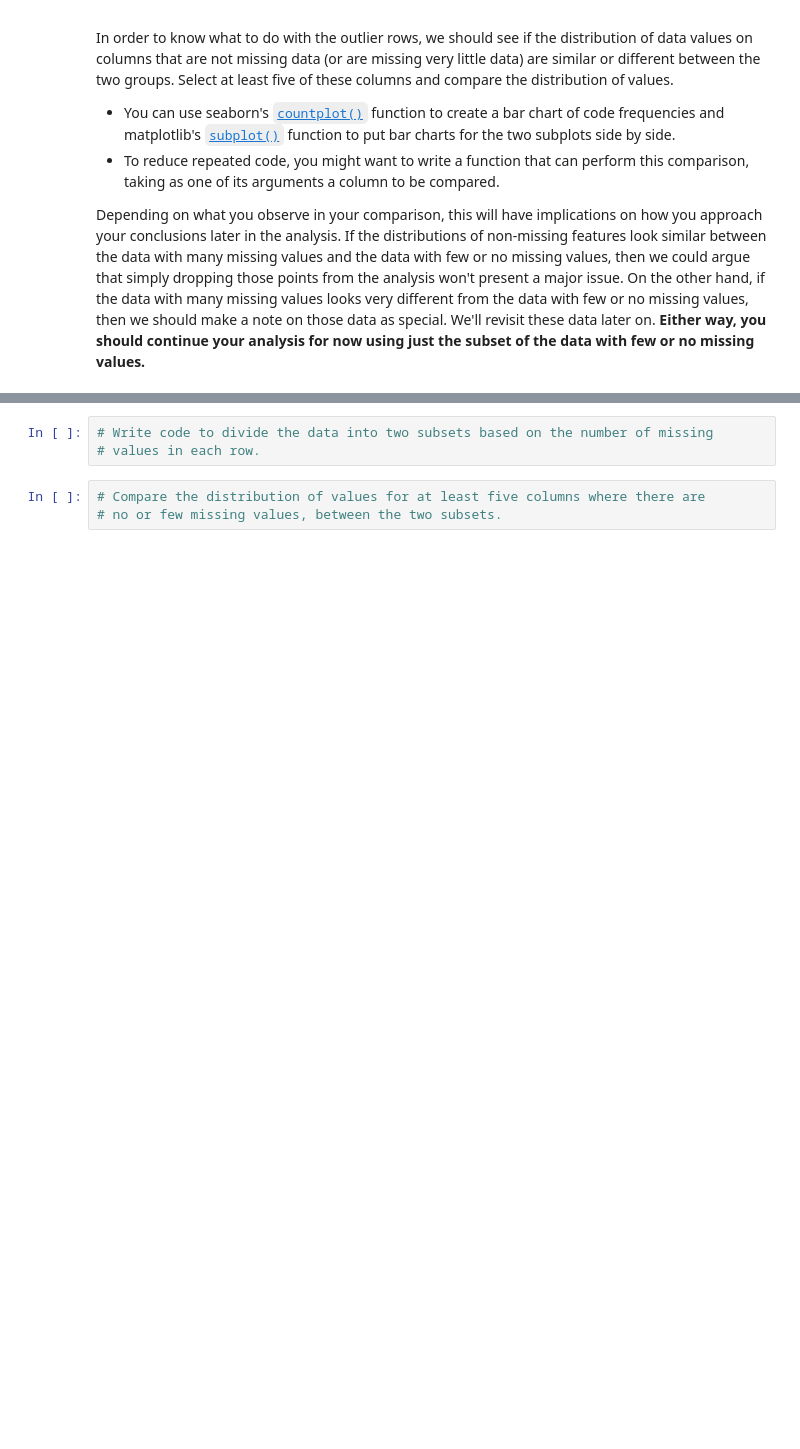
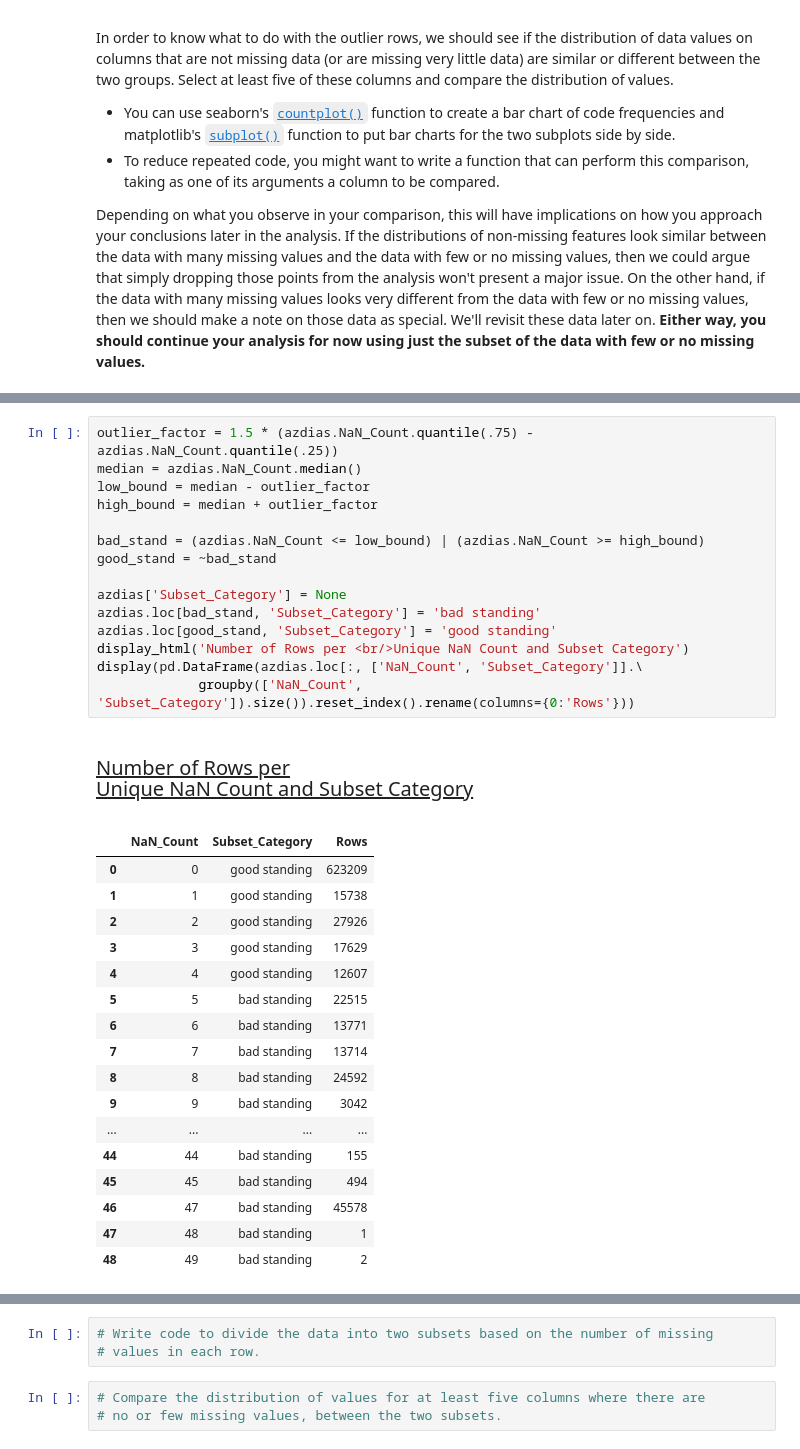
Before and after one commit to samlexrod/identifying_customer_segments, a Jupyter notebook: Identify_Customer_Segments.ipynb, the cells around one changed output, grey strips where cells are left out. Drawn from its saved outputs; the diff is of its cells as text; blank space fills up the shorter version.

```diff
--- a/Identify_Customer_Segments.ipynb
+++ b/Identify_Customer_Segments.ipynb
@@ -533,0 +556,35 @@ Total Missing Data by Row
+# %%
+outlier_factor = 1.5 * (azdias.NaN_Count.quantile(.75) - azdias.NaN_Count.quantile(.25))
+median = azdias.NaN_Count.median()
+low_bound = median - outlier_factor
+high_bound = median + outlier_factor
+
+bad_stand = (azdias.NaN_Count <= low_bound) | (azdias.NaN_Count >= high_bound)
+good_stand = ~bad_stand
+
+azdias['Subset_Category'] = None
+azdias.loc[bad_stand, 'Subset_Category'] = 'bad standing'
+azdias.loc[good_stand, 'Subset_Category'] = 'good standing'
+display_html('Number of Rows per <br/>Unique NaN Count and Subset Category')
+display(pd.DataFrame(azdias.loc[:, ['NaN_Count', 'Subset_Category']].\
+             groupby(['NaN_Count', 'Subset_Category']).size()).reset_index().rename(columns={0:'Rows'}))
+# %% [output]
+Number of Rows per
+Unique NaN Count and Subset Category
+|  | NaN_Count | Subset_Category | Rows |
+| 0 | 0 | good standing | 623209 |
+| 1 | 1 | good standing | 15738 |
+| 2 | 2 | good standing | 27926 |
+| 3 | 3 | good standing | 17629 |
+| 4 | 4 | good standing | 12607 |
+| 5 | 5 | bad standing | 22515 |
+| 6 | 6 | bad standing | 13771 |
+| 7 | 7 | bad standing | 13714 |
+| 8 | 8 | bad standing | 24592 |
+| 9 | 9 | bad standing | 3042 |
+| ... | ... | ... | ... |
+| 44 | 44 | bad standing | 155 |
+| 45 | 45 | bad standing | 494 |
+| 46 | 47 | bad standing | 45578 |
+| 47 | 48 | bad standing | 1 |
+| 48 | 49 | bad standing | 2 |
```
Also changed, not shown: parts of 15 cells of this notebook.
